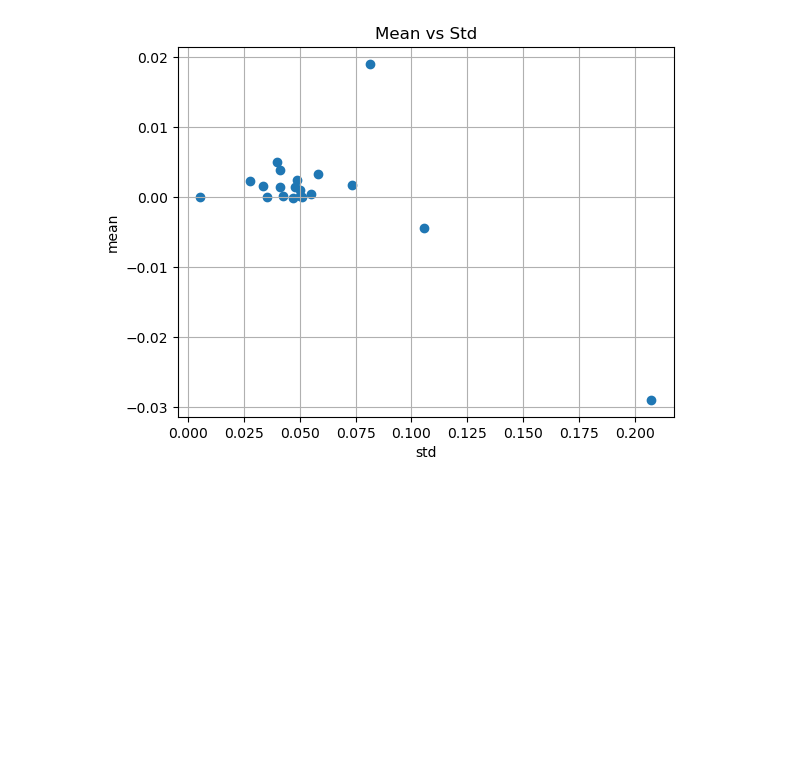
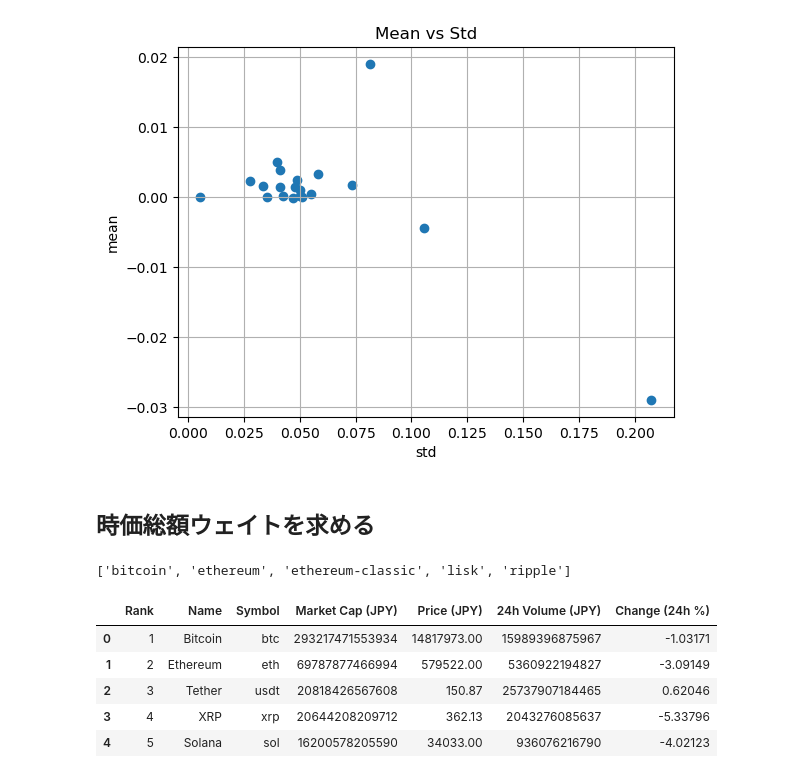
Before and after one commit to ara-git/CryptoCoin, a Jupyter notebook: notebook/EDA.ipynb, the cells around one changed output. Saved outputs shown, nothing was run; the diff lists cells and outputs as text; code cells hidden in the pictures; blank space fills up the shorter version.

```diff
--- a/notebook/EDA.ipynb
+++ b/notebook/EDA.ipynb
@@ -120,3 +103,21 @@ ax.plot()
 # %% [output]
 []
 [figure]
+# %% [markdown]
+## 時価総額ウェイトを求める
+# %%
+universe_list = pd.read_excel("../data/universe.xlsx")
+universe_list = list(universe_list["ID"])
+universe_list[:5]
+# %% [output]
+['bitcoin', 'ethereum', 'ethereum-classic', 'lisk', 'ripple']
+# %%
+Market_cap_df = pd.read_csv(r"C:\Users\ara-d\bitcoin\data\Market_Cap_ranking_20241210.csv", index_col = 0)
+Market_cap_df.head()
+# %% [output]
+|  | Rank | Name | Symbol | Market Cap (JPY) | Price (JPY) | 24h Volume (JPY) | Change (24h %) |
+| 0 | 1 | Bitcoin | btc | 293217471553934 | 14817973.00 | 15989396875967 | -1.03171 |
+| 1 | 2 | Ethereum | eth | 69787877466994 | 579522.00 | 5360922194827 | -3.09149 |
+| 2 | 3 | Tether | usdt | 20818426567608 | 150.87 | 25737907184465 | 0.62046 |
+| 3 | 4 | XRP | xrp | 20644208209712 | 362.13 | 2043276085637 | -5.33796 |
+| 4 | 5 | Solana | sol | 16200578205590 | 34033.00 | 936076216790 | -4.02123 |
```
Also changed, not shown: parts of 3 cells of this notebook, 18 other files.
